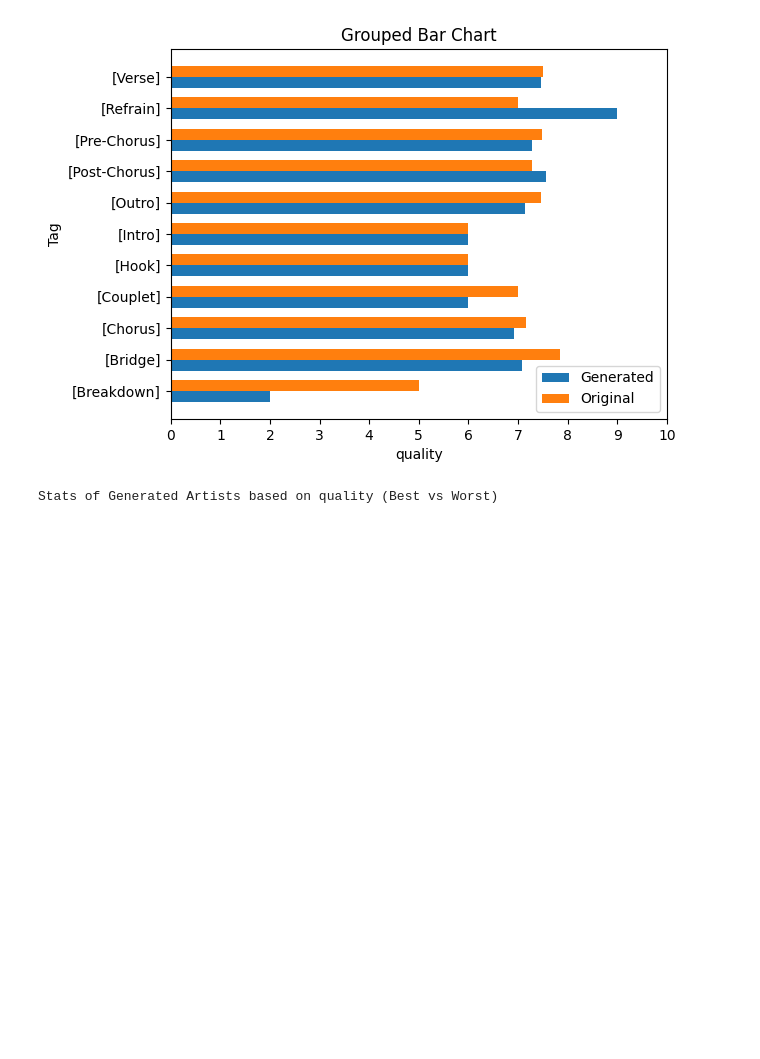
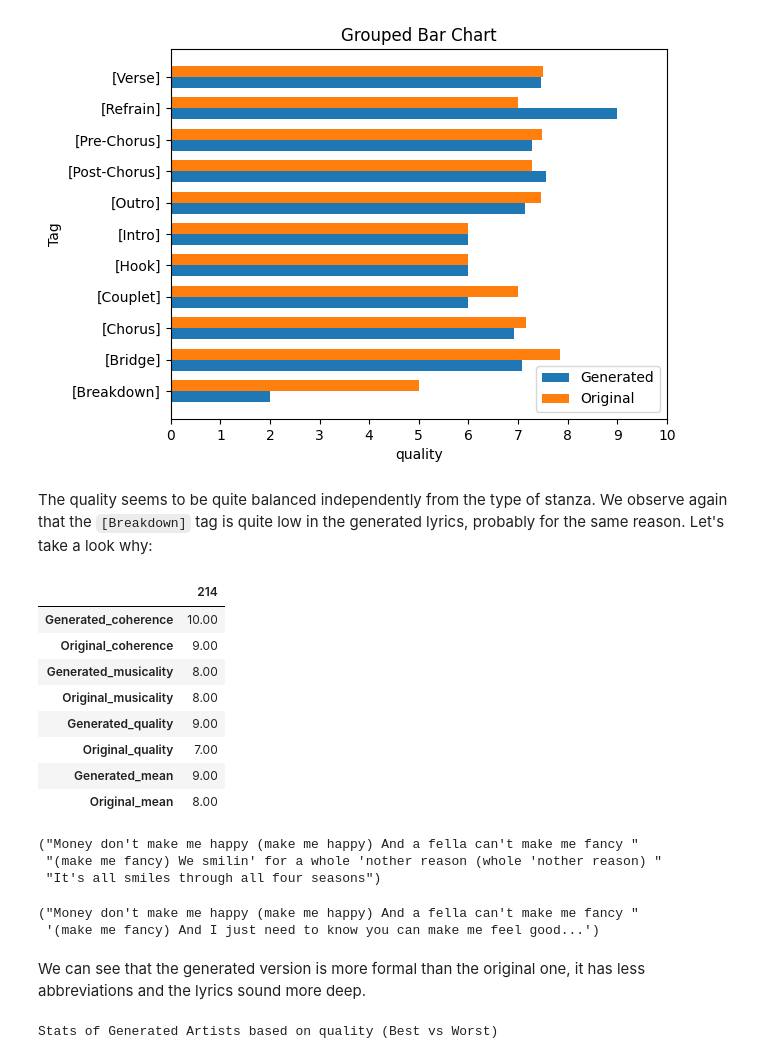
Before and after one commit to rubzip/LyricGenerator, a Jupyter notebook: src/04_Mistral_Evaluation.ipynb, the cells around one changed output. Cells and saved outputs as stored; diff of their text form; code cells hidden in the pictures; blank space fills up the shorter version.

```diff
--- a/src/04_Mistral_Evaluation.ipynb
+++ b/src/04_Mistral_Evaluation.ipynb
@@ -440,6 +440,33 @@ We can observe that the model might be a bit biased towards considering "repetit
 plot_stats_by_tag(data, "quality")
 # %% [output]
 [figure]
+# %% [markdown]
+The quality seems to be quite balanced independently from the type of stanza. We observe again that the `[Breakdown]` tag is quite low in the generated lyrics, probably for the same reason. Let's take a look why:
+# %%
+data[data.tag == "[Refrain]"][metrics_col].T
+# %% [output]
+|  | 214 |
+| Generated_coherence | 10.00 |
+| Original_coherence | 9.00 |
+| Generated_musicality | 8.00 |
+| Original_musicality | 8.00 |
+| Generated_quality | 9.00 |
+| Original_quality | 7.00 |
+| Generated_mean | 9.00 |
+| Original_mean | 8.00 |
+# %%
+pprint(data[data.tag == "[Refrain]"]["Original Lyrics"].iloc[0])
+# %% [output]
+("Money don't make me happy (make me happy) And a fella can't make me fancy "
+ "(make me fancy) We smilin' for a whole 'nother reason (whole 'nother reason) "
+ "It's all smiles through all four seasons")
+# %%
+pprint(data[data.tag == "[Refrain]"]["Generated Lyrics"].iloc[0])
+# %% [output]
+("Money don't make me happy (make me happy) And a fella can't make me fancy "
+ '(make me fancy) And I just need to know you can make me feel good...')
+# %% [markdown]
+We can see that the generated version is more formal than the original one, it has less abbreviations and the lyrics sound more deep.
 # %%
 get_stats_by_artist(data, "quality")
 # %% [output]
```
Also changed, not shown: parts of 5 cells of this notebook.
